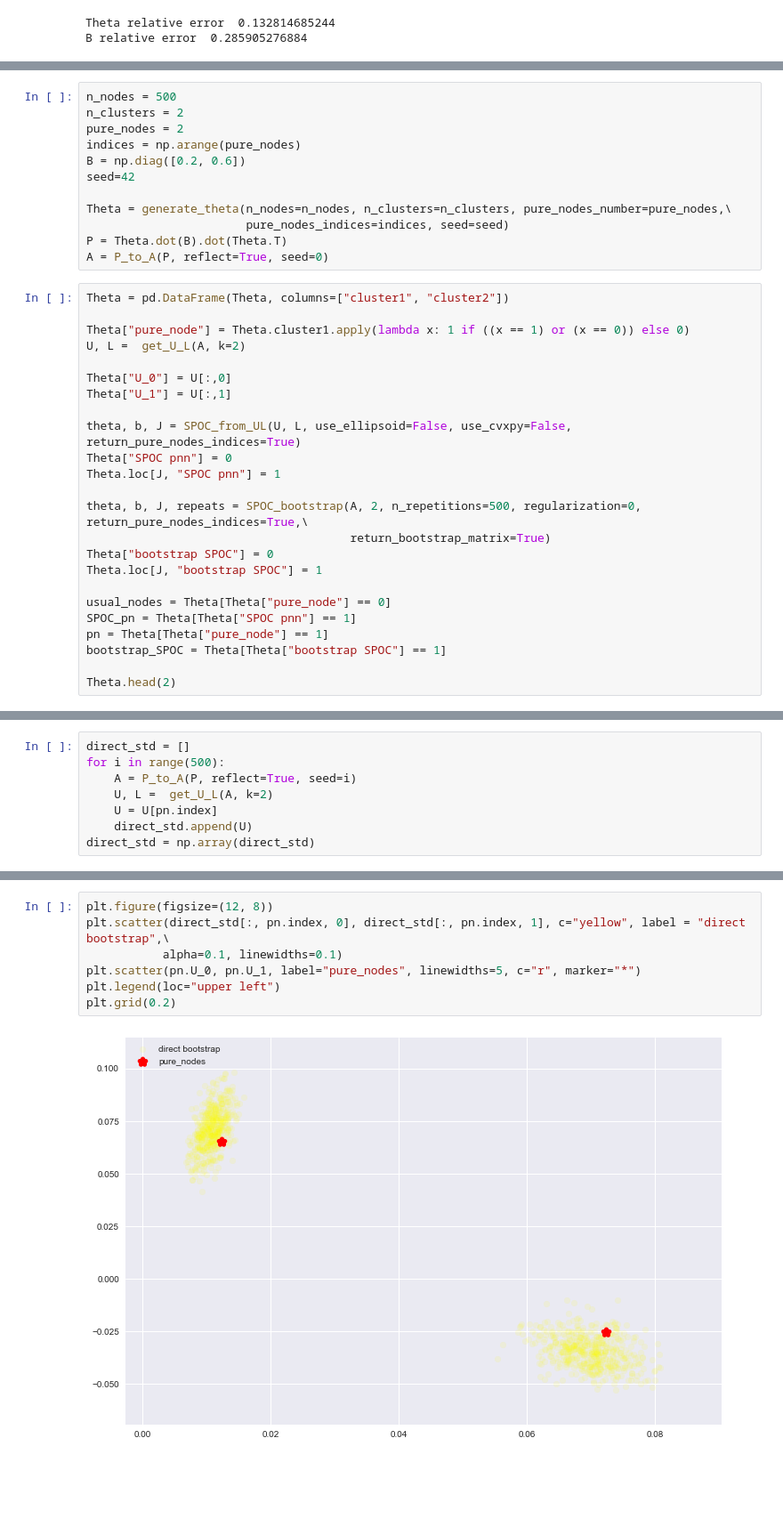
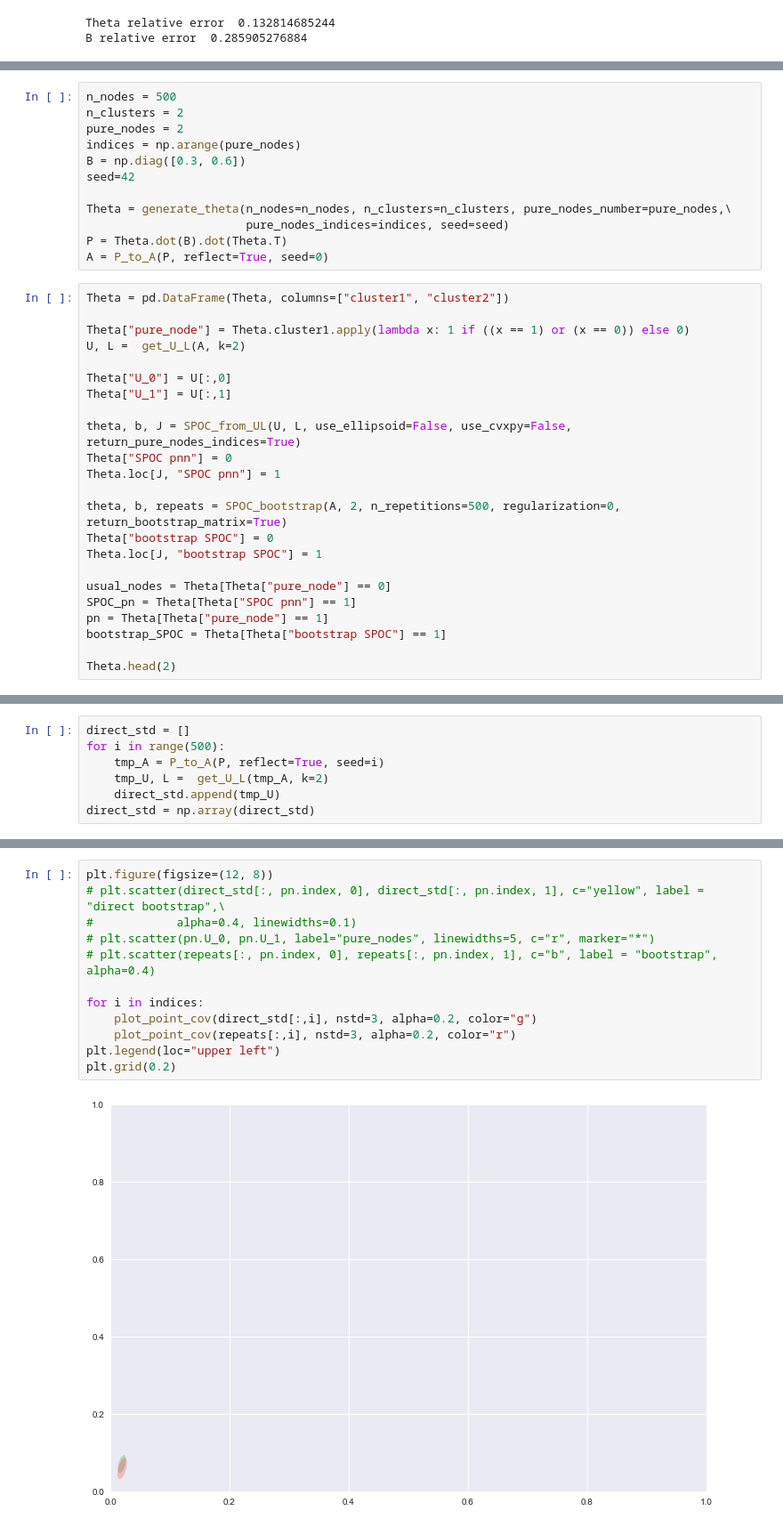
Before and after one commit to stat-ml/SPOC, a Jupyter notebook: Toy_example.ipynb, the cells around one changed output, grey strips where cells are left out. Shown at 89% size. Cells and saved outputs as stored; diff of their text form; blank space fills up the shorter version.

```diff
--- a/Toy_example.ipynb
+++ b/Toy_example.ipynb
@@ -57,7 +74,7 @@ n_nodes = 500
 n_clusters = 2
 pure_nodes = 2
 indices = np.arange(pure_nodes)
-B = np.diag([0.2, 0.6])
+B = np.diag([0.3, 0.6])
 seed=42
 
 Theta = generate_theta(n_nodes=n_nodes, n_clusters=n_clusters, pure_nodes_number=pure_nodes,\
@@ -77,8 +94,7 @@ theta, b, J = SPOC_from_UL(U, L, use_ellipsoid=False, use_cvxpy=False, return_pu
 Theta["SPOC pnn"] = 0
 Theta.loc[J, "SPOC pnn"] = 1
 
-theta, b, J, repeats = SPOC_bootstrap(A, 2, n_repetitions=500, regularization=0, return_pure_nodes_indices=True,\
-                                      return_bootstrap_matrix=True)
+theta, b, repeats = SPOC_bootstrap(A, 2, n_repetitions=500, regularization=0, return_bootstrap_matrix=True)
 Theta["bootstrap SPOC"] = 0
 Theta.loc[J, "bootstrap SPOC"] = 1
 
@@ -125,8 +123,7 @@ plt.savefig("plot_bootstrap_nodes.png")
 # %%
 direct_std = []
 for i in range(500):
-    A = P_to_A(P, reflect=True, seed=i)
-    U, L =  get_U_L(A, k=2)
-    U = U[pn.index]
-    direct_std.append(U)
+    tmp_A = P_to_A(P, reflect=True, seed=i)
+    tmp_U, L =  get_U_L(tmp_A, k=2)
+    direct_std.append(tmp_U)
 direct_std = np.array(direct_std)
@@ -133,9 +194,14 @@ direct_std = np.array(direct_std)
 # %%
 plt.figure(figsize=(12, 8))
-plt.scatter(direct_std[:, pn.index, 0], direct_std[:, pn.index, 1], c="yellow", label = "direct bootstrap",\
-           alpha=0.1, linewidths=0.1)
-plt.scatter(pn.U_0, pn.U_1, label="pure_nodes", linewidths=5, c="r", marker="*")
+# plt.scatter(direct_std[:, pn.index, 0], direct_std[:, pn.index, 1], c="yellow", label = "direct bootstrap",\
+#            alpha=0.4, linewidths=0.1)
+# plt.scatter(pn.U_0, pn.U_1, label="pure_nodes", linewidths=5, c="r", marker="*")
+# plt.scatter(repeats[:, pn.index, 0], repeats[:, pn.index, 1], c="b", label = "bootstrap", alpha=0.4)
+
+for i in indices:
+    plot_point_cov(direct_std[:,i], nstd=3, alpha=0.2, color="g")
+    plot_point_cov(repeats[:,i], nstd=3, alpha=0.2, color="r")
 plt.legend(loc="upper left")
 plt.grid(0.2)
 # %% [output]
-[figure, old version]
+[figure, new version]
```
Also changed, not shown: parts of 38 cells of this notebook, 4 other files.
